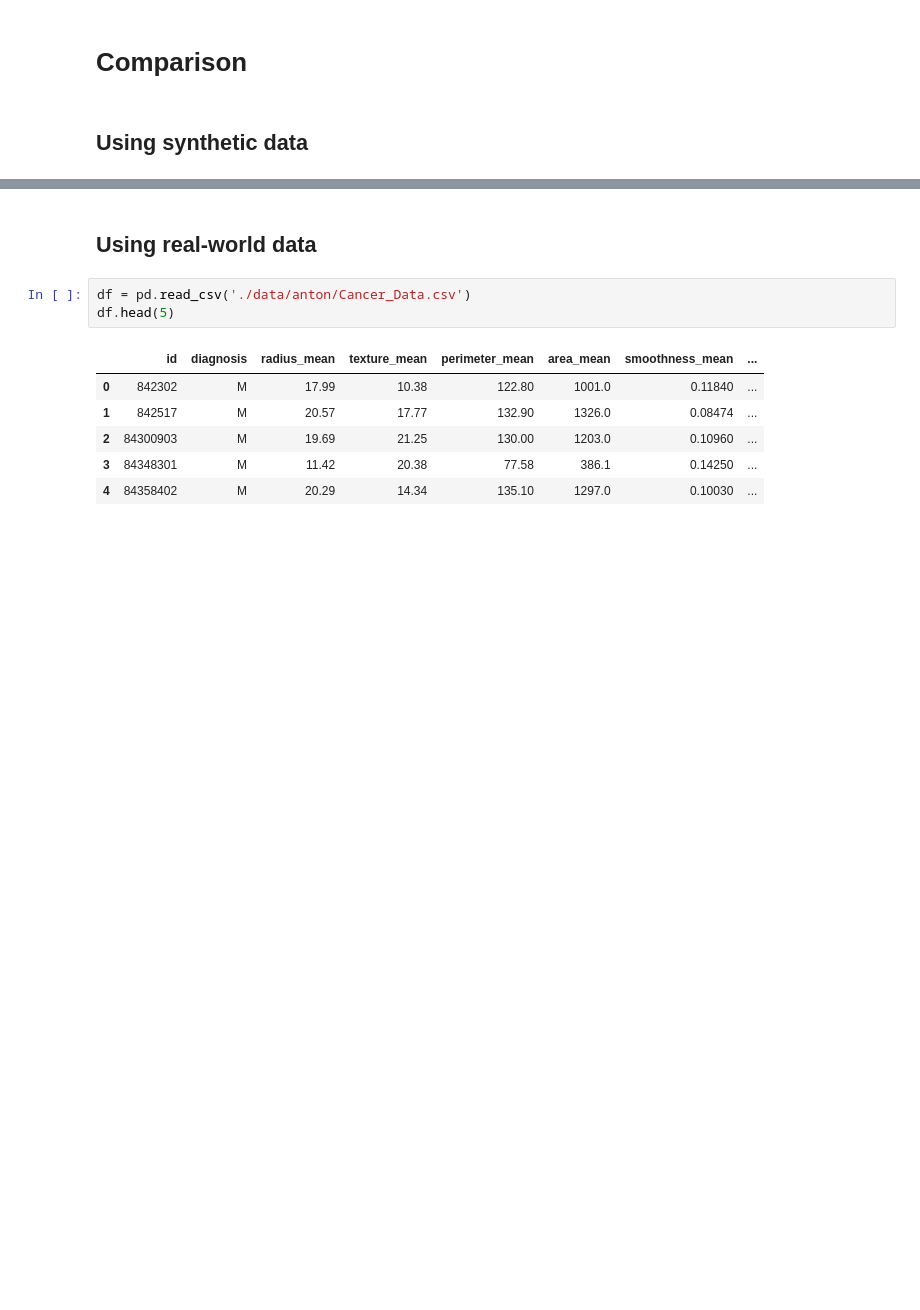
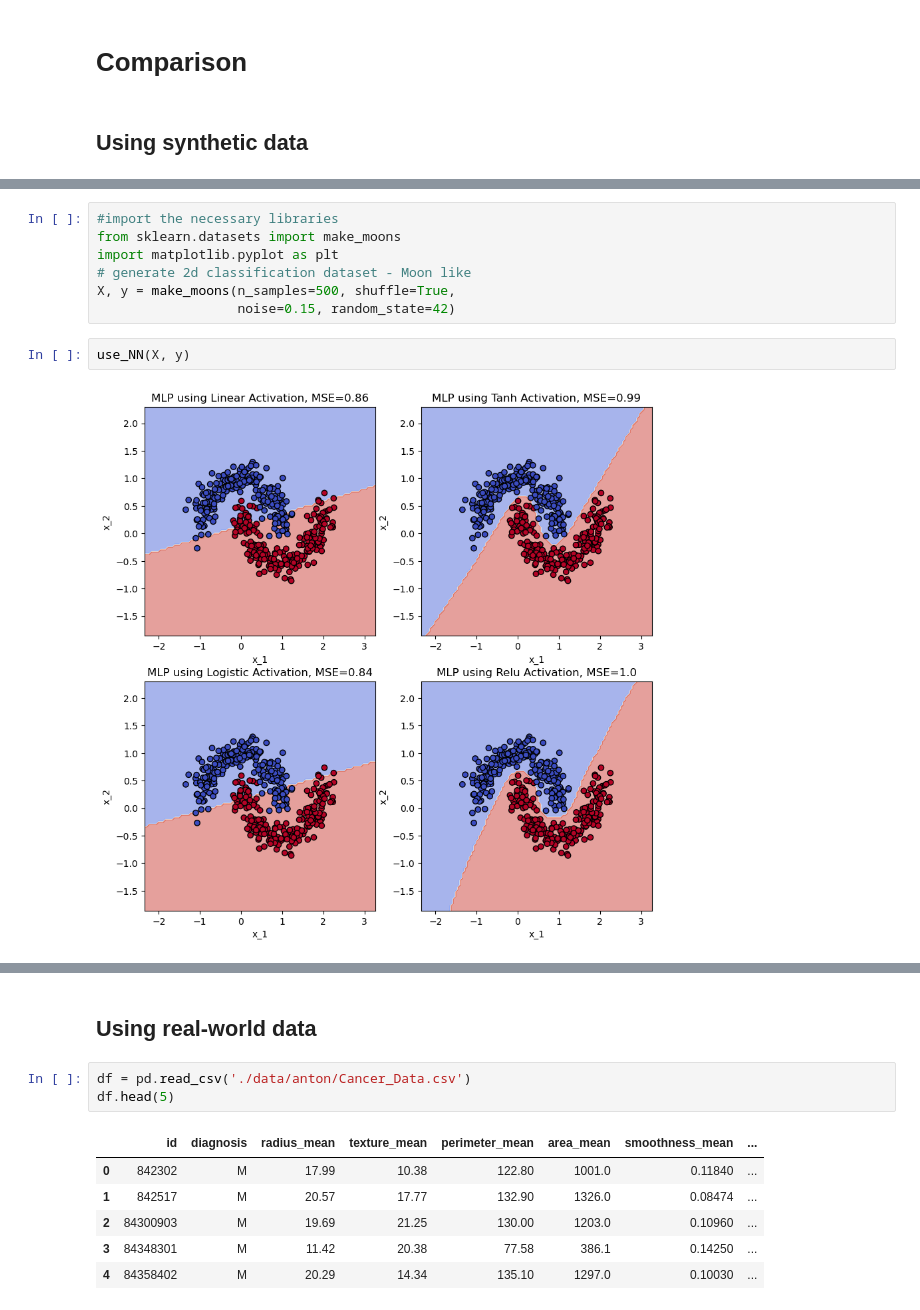
Before and after one commit to lucavella/SFML-project, a Jupyter notebook: anton_project.ipynb, the cells around one changed output, grey strips where cells are left out. Cells and saved outputs as stored; diff of their text form; blank space fills up the shorter version.

```diff
--- a/anton_project.ipynb
+++ b/anton_project.ipynb
@@ -239,0 +235,11 @@ NameError: name 'DecisionBoundaryDisplay' is not defined
+# %%
+#import the necessary libraries
+from sklearn.datasets import make_moons
+import matplotlib.pyplot as plt
+# generate 2d classification dataset - Moon like
+X, y = make_moons(n_samples=500, shuffle=True,
+                  noise=0.15, random_state=42)
+# %%
+use_NN(X, y)
+# %% [output]
+[figure, added]
```
Also changed, not shown: parts of 21 cells of this notebook.
